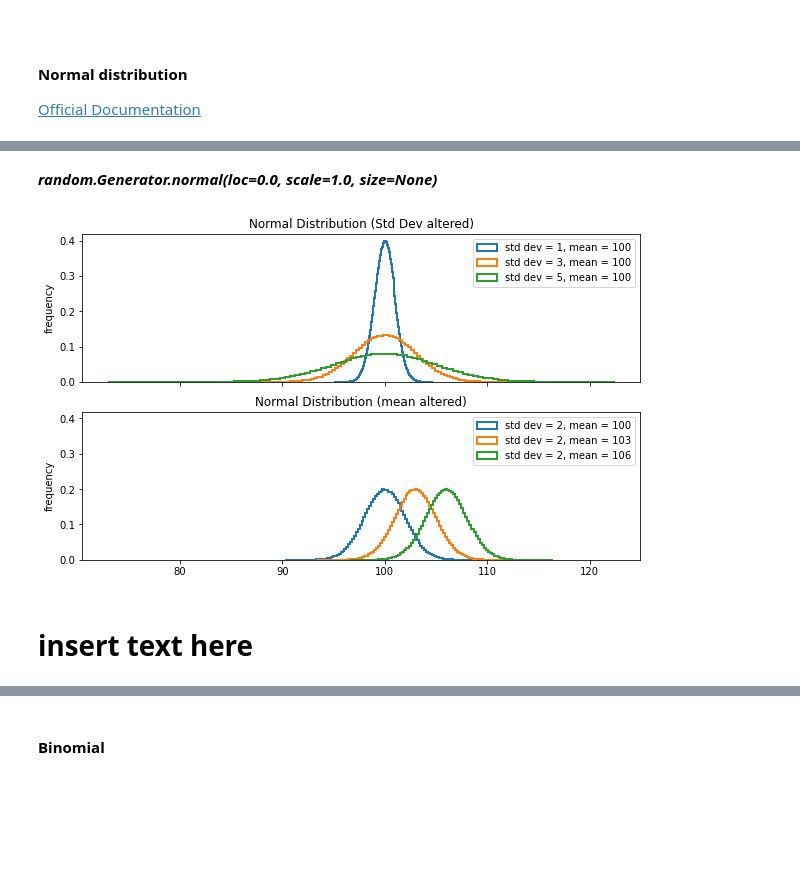
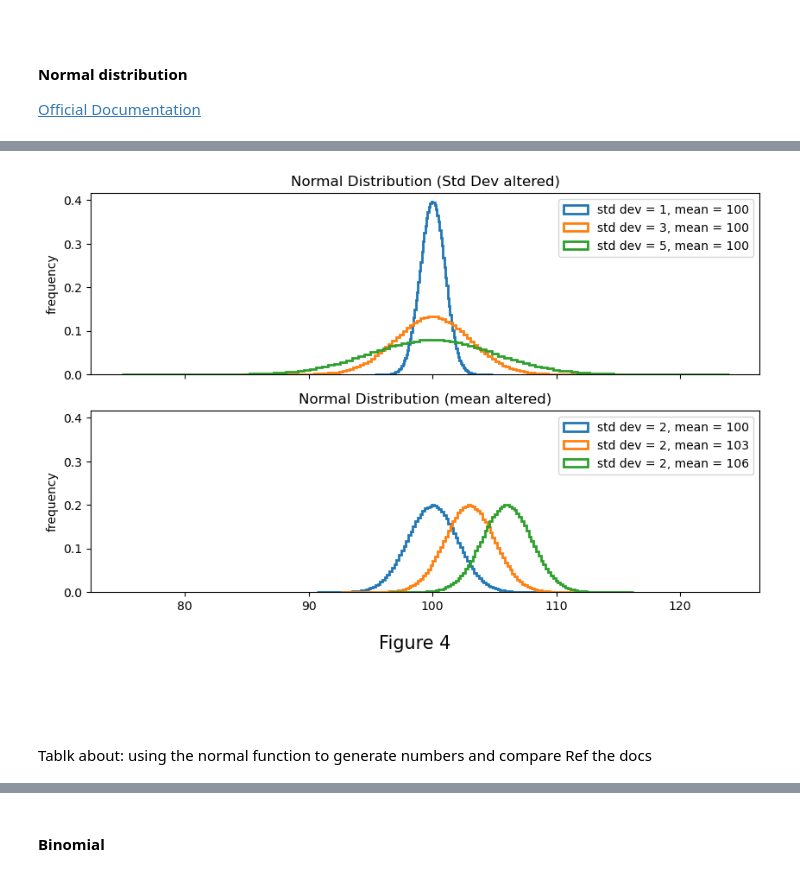
Before and after one commit to CiaranMoran27/playing_with_jupyter, a Jupyter notebook: numpy-random.ipynb, the cells around one changed output, grey strips where cells are left out. Saved outputs shown, nothing was run; the diff lists cells and outputs as text; code cells hidden in the pictures; blank space fills up the shorter version.

```diff
--- a/numpy-random.ipynb
+++ b/numpy-random.ipynb
@@ -299,36 +317,38 @@ Accessed 10 November 2021.
-# %% [markdown]
-***random.Generator.normal(loc=0.0, scale=1.0, size=None)***
 # %%
 def plot_normal_distributions(axis_check, mean, std_dev):
     normal_array = rng.normal(mean, std_dev, 1000000)
 
     if axis_check == 'axis_1':
-        axs[0].hist(normal_array, bins = 100, histtype = 'step', linewidth = 2.0,
+        ax1.hist(normal_array, bins = 100, histtype = 'step', linewidth = 2.0,
                     label = "std dev = " + str(std_dev) + ", mean = " + str(mean), density = True)
 
-        axs[0].set_title('Normal Distribution (Std Dev altered)')
-        axs[0].set_ylabel('frequency')
-        axs[0].legend(loc='upper right')
+        ax1.set_title('Normal Distribution (Std Dev altered)')
+        ax1.set_ylabel('frequency')
+        ax1.legend(loc='upper right')
 
     else:
-        axs[1].hist(normal_array, bins = 100, histtype = 'step', linewidth=2.0,
+        ax2.hist(normal_array, bins = 100, histtype = 'step', linewidth=2.0,
                     label = "std dev = " + str(std_dev) + ", mean = " + str(mean), density = True)
 
-        axs[1].set_title('Normal Distribution (mean altered)')
-        axs[1].set_ylabel('frequency')
-        axs[1].legend(loc='upper right')
+        ax2.set_title('Normal Distribution (mean altered)')
+        ax2.set_ylabel('frequency')
+        ax2.legend(loc='upper right')
 
-Fig, axs = plt.subplots(2, 1, sharex = True, sharey = True, figsize = (10, 6))
+# generate 2 subpots and pass axis_check, mean and std dev to plotting function
+Fig, (ax1, ax2) = plt.subplots(2, 1, sharex = True, sharey = True, figsize = (10, 6))
+plt.figtext(0.5, 0.0, 'Figure 4', wrap=True, horizontalalignment = 'center', fontsize = 15)
 plot_normal_distributions('axis_1', mean = 100, std_dev = 1)
 plot_normal_distributions('axis_1', mean = 100, std_dev = 3)
 plot_normal_distributions('axis_1', mean = 100, std_dev = 5)
 plot_normal_distributions('axis_2', mean = 100, std_dev = 2)
 plot_normal_distributions('axis_2', mean = 103, std_dev = 2)
 plot_normal_distributions('axis_2', mean = 106, std_dev = 2)
 
 plt.show()
 # %% [output]
-[figure, old version]
+[figure, new version]
 # %% [markdown]
-# insert text here
+<br>
+<br>
+<br> Tablk about: using the normal function to generate numbers and compare Ref the docs
 # %%
```
Also changed, not shown: parts of 23 cells of this notebook, 1 other file.
